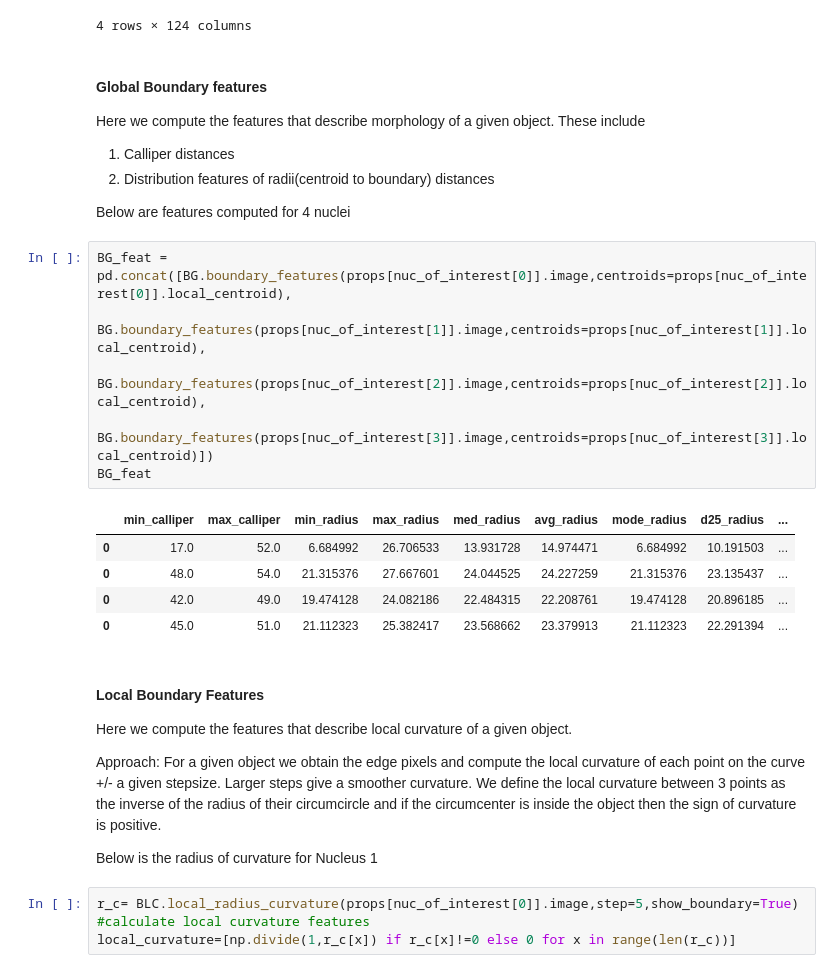
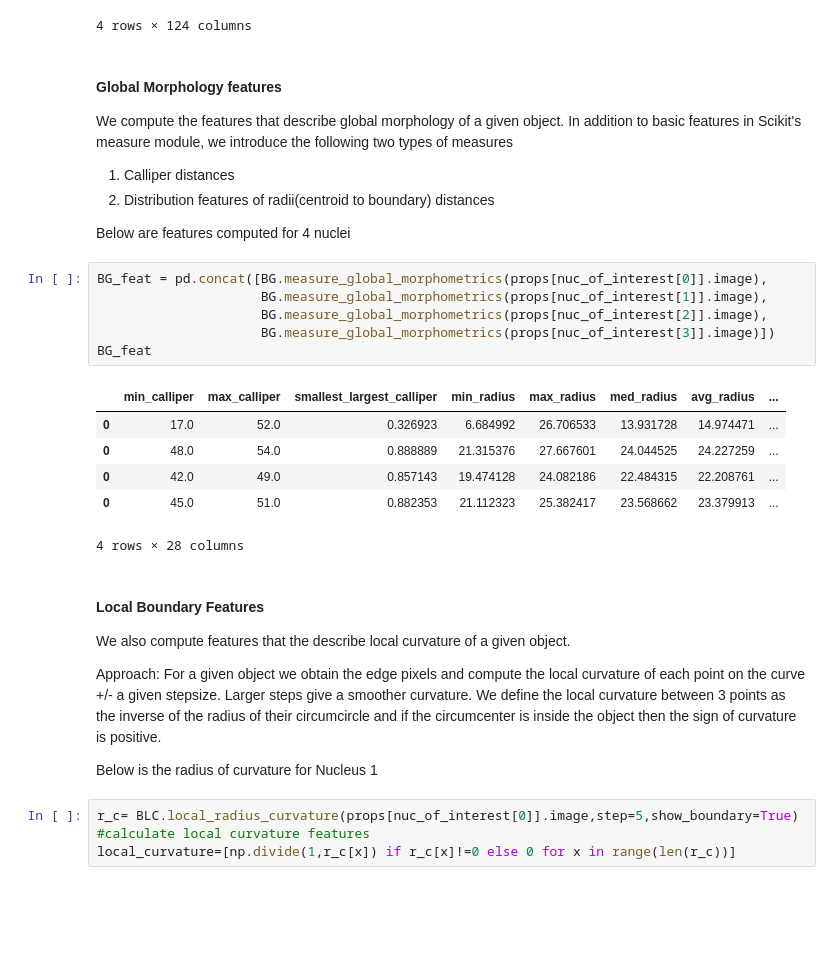
Before and after one commit to GVS-Lab/chrometrics, a Jupyter notebook: notebooks/Nuclear_Features.ipynb, the cells around one changed output. Cells and saved outputs as stored; diff of their text form; blank space fills up the shorter version.

```diff
--- a/notebooks/Nuclear_Features.ipynb
+++ b/notebooks/Nuclear_Features.ipynb
@@ -122,29 +126,30 @@ propstable.iloc[nuc_of_interest]
 | 301 | 8075 | 1788 | 156.953319 | 2300 | 1830 | 47.713230 | 50.787427 | ... |
 4 rows × 124 columns
 # %% [markdown]
-#### Global Boundary features
+#### Global Morphology features
 
-Here we compute the features that describe morphology of a given object. These include
+We compute the features that describe global morphology of a given object. In addition to basic features in Scikit's measure module, we introduce the following two types of measures
 1. Calliper distances
 2. Distribution features of radii(centroid to boundary) distances
 
 Below are features computed for 4 nuclei
 # %%
-BG_feat = pd.concat([BG.boundary_features(props[nuc_of_interest[0]].image,centroids=props[nuc_of_interest[0]].local_centroid),
-                     BG.boundary_features(props[nuc_of_interest[1]].image,centroids=props[nuc_of_interest[1]].local_centroid),
-                     BG.boundary_features(props[nuc_of_interest[2]].image,centroids=props[nuc_of_interest[2]].local_centroid),
-                     BG.boundary_features(props[nuc_of_interest[3]].image,centroids=props[nuc_of_interest[3]].local_centroid)])
+BG_feat = pd.concat([BG.measure_global_morphometrics(props[nuc_of_interest[0]].image),
+                     BG.measure_global_morphometrics(props[nuc_of_interest[1]].image),
+                     BG.measure_global_morphometrics(props[nuc_of_interest[2]].image),
+                     BG.measure_global_morphometrics(props[nuc_of_interest[3]].image)])
 BG_feat
 # %% [output]
-|  | min_calliper | max_calliper | min_radius | max_radius | med_radius | avg_radius | mode_radius | d25_radius | ... |
-| 0 | 17.0 | 52.0 | 6.684992 | 26.706533 | 13.931728 | 14.974471 | 6.684992 | 10.191503 | ... |
-| 0 | 48.0 | 54.0 | 21.315376 | 27.667601 | 24.044525 | 24.227259 | 21.315376 | 23.135437 | ... |
-| 0 | 42.0 | 49.0 | 19.474128 | 24.082186 | 22.484315 | 22.208761 | 19.474128 | 20.896185 | ... |
-| 0 | 45.0 | 51.0 | 21.112323 | 25.382417 | 23.568662 | 23.379913 | 21.112323 | 22.291394 | ... |
+|  | min_calliper | max_calliper | smallest_largest_calliper | min_radius | max_radius | med_radius | avg_radius | ... |
+| 0 | 17.0 | 52.0 | 0.326923 | 6.684992 | 26.706533 | 13.931728 | 14.974471 | ... |
+| 0 | 48.0 | 54.0 | 0.888889 | 21.315376 | 27.667601 | 24.044525 | 24.227259 | ... |
+| 0 | 42.0 | 49.0 | 0.857143 | 19.474128 | 24.082186 | 22.484315 | 22.208761 | ... |
+| 0 | 45.0 | 51.0 | 0.882353 | 21.112323 | 25.382417 | 23.568662 | 23.379913 | ... |
+4 rows × 28 columns
 # %% [markdown]
 #### Local Boundary Features
 
-Here we compute the features that describe local curvature of a given object.
+We also compute features that the describe local curvature of a given object.
 
 Approach:
 For a given object we obtain the edge pixels and compute the local curvature of each point on the curve +/- a given stepsize. Larger steps give a smoother curvature.
```
Also changed, not shown: parts of 18 cells of this notebook.
